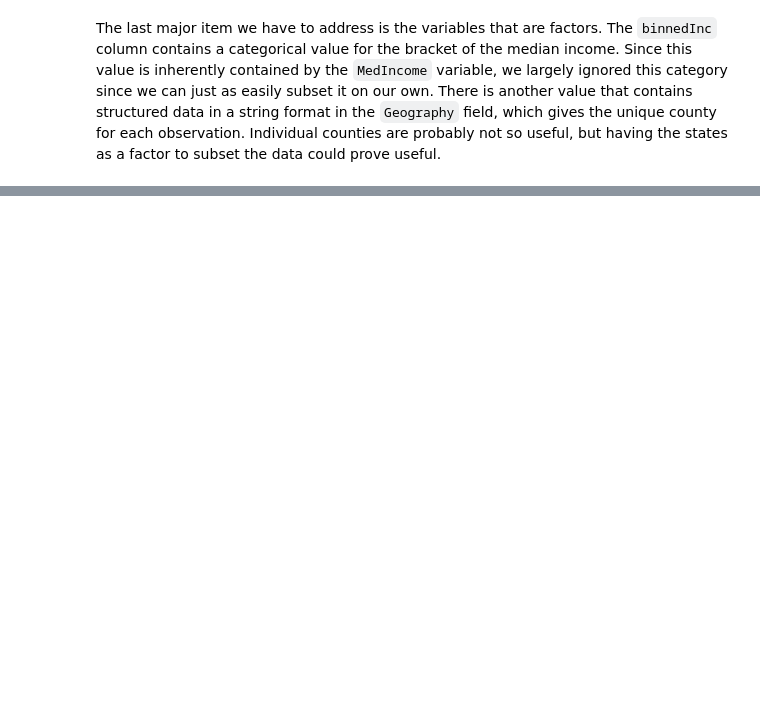
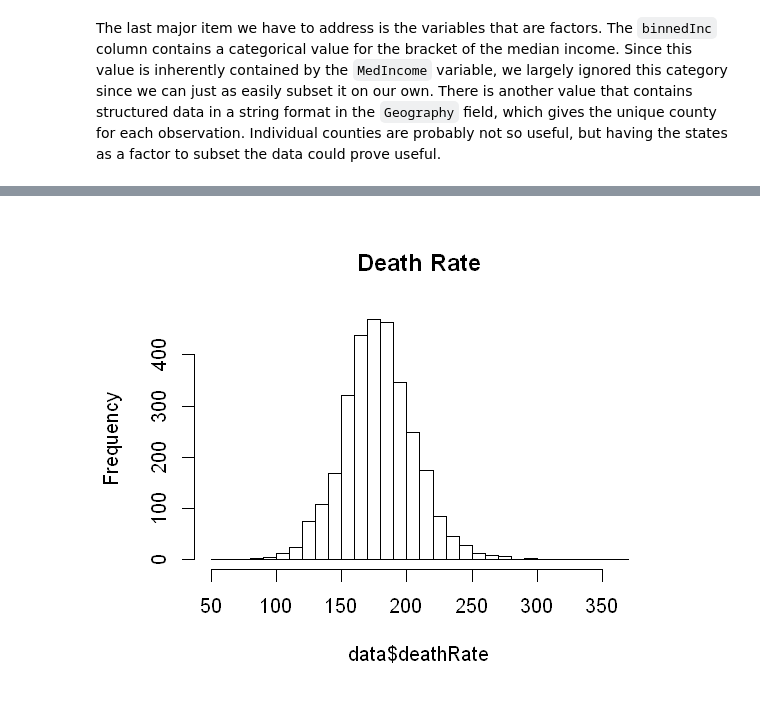
Before and after one commit to boudrejp/eda_lab, a Jupyter notebook: final report/final_report_jupyter.ipynb, the cells around one changed output, grey strips where cells are left out. Cells and saved outputs as stored; diff of their text form; code cells hidden in the pictures; blank space fills up the shorter version.

```diff
--- a/final report/final_report_jupyter.ipynb
+++ b/final report/final_report_jupyter.ipynb
@@ -134,0 +142,4 @@ sample(data$state, 5)
+# %%
+hist(data$deathRate, breaks = 40, main = "Death Rate")
+# %% [output]
+[figure, added]
```
Also changed, not shown: parts of 11 cells of this notebook.
